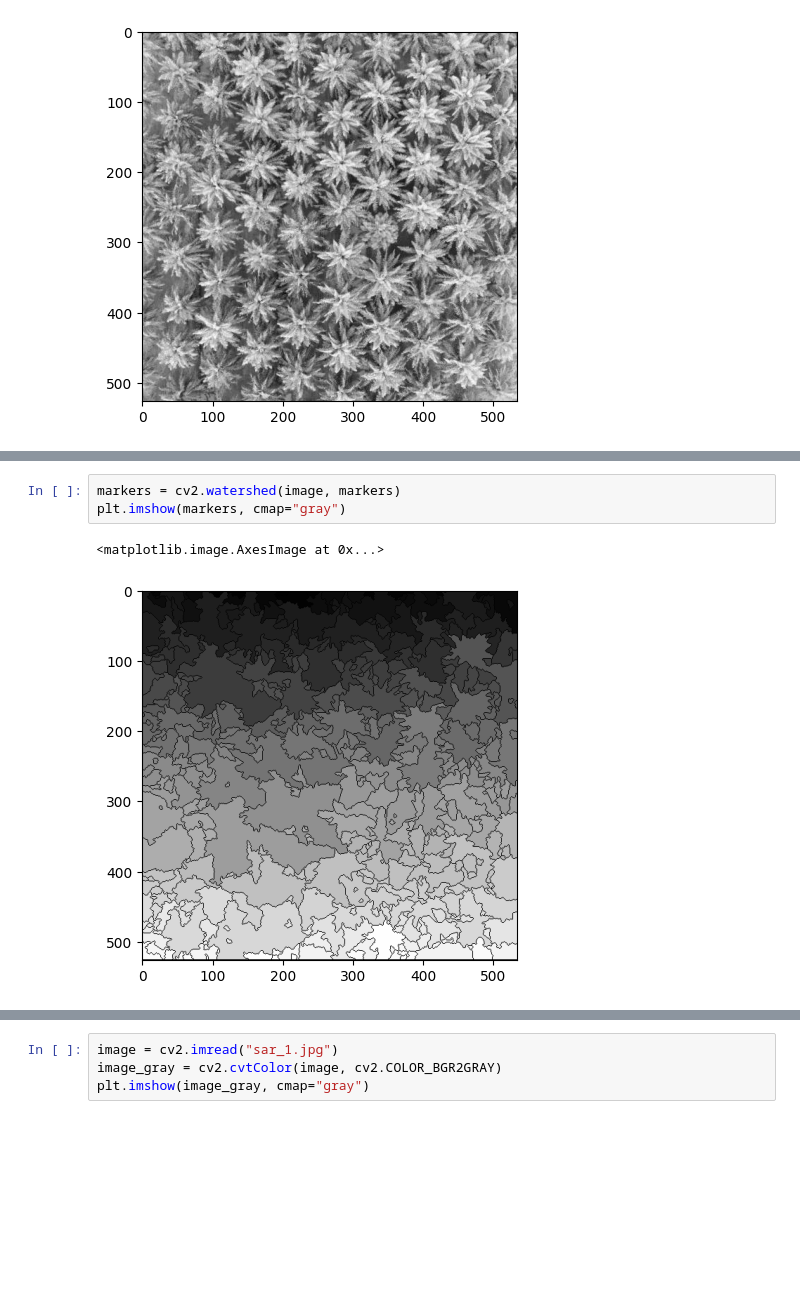
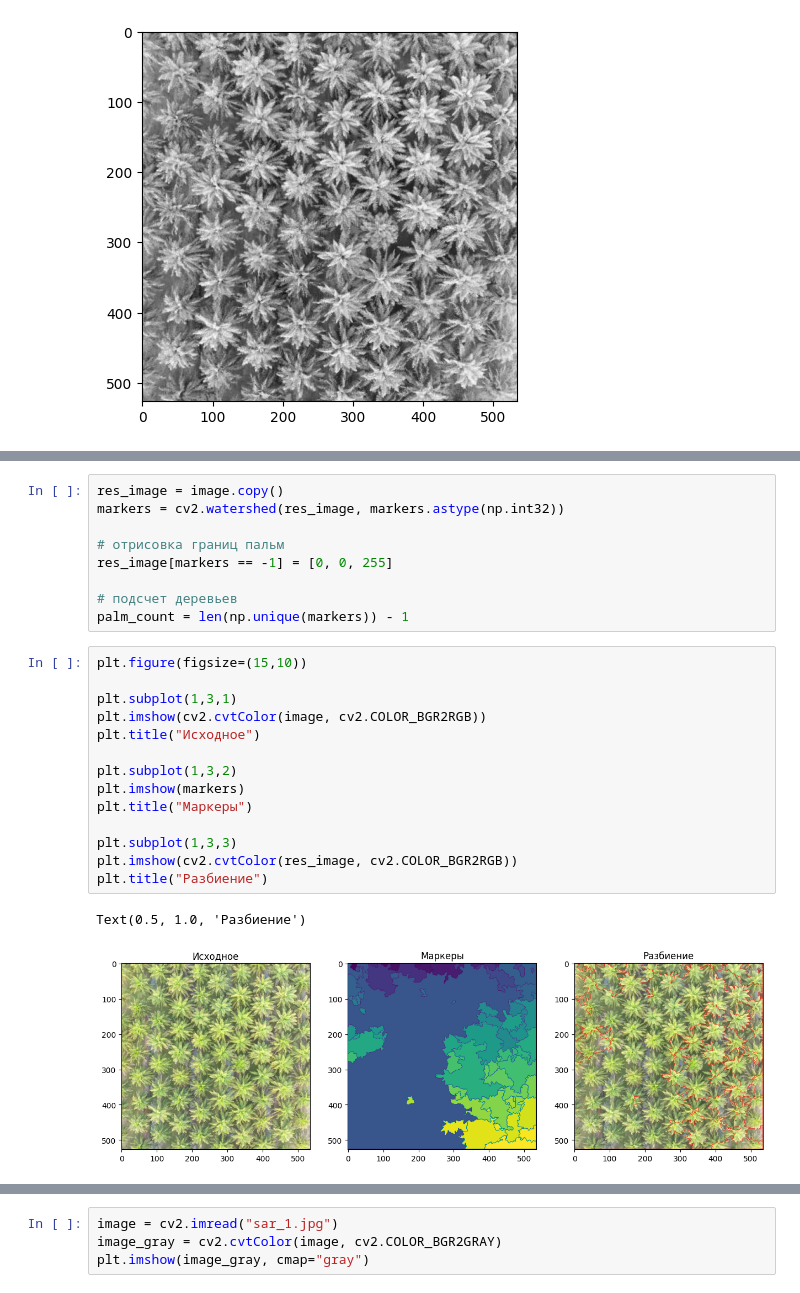
Before and after one commit to RdtyWorldd/UNN_image_processing, a Jupyter notebook: practice_4/home_work.ipynb, the cells around one changed output, grey strips where cells are left out. Drawn from its saved outputs; the diff is of its cells as text; blank space fills up the shorter version.

```diff
--- a/practice_4/home_work.ipynb
+++ b/practice_4/home_work.ipynb
@@ -100,6 +109,26 @@ plt.imshow(markers, cmap="gray")
 # %%
-markers = cv2.watershed(image, markers)
-plt.imshow(markers, cmap="gray")
+res_image = image.copy()
+markers = cv2.watershed(res_image, markers.astype(np.int32))
+
+# отрисовка границ пальм
+res_image[markers == -1] = [0, 0, 255]
+
+# подсчет деревьев
+palm_count = len(np.unique(markers)) - 1
-# %% [output]
-<matplotlib.image.AxesImage at 0x...>
-[figure, removed]
+# %%
+plt.figure(figsize=(15,10))
+
+plt.subplot(1,3,1)
+plt.imshow(cv2.cvtColor(image, cv2.COLOR_BGR2RGB))
+plt.title("Исходное")
+
+plt.subplot(1,3,2)
+plt.imshow(markers)
+plt.title("Маркеры")
+
+plt.subplot(1,3,3)
+plt.imshow(cv2.cvtColor(res_image, cv2.COLOR_BGR2RGB))
+plt.title("Разбиение")
+# %% [output]
+Text(0.5, 1.0, 'Разбиение')
+[figure, added]
```
Also changed, not shown: parts of 12 cells of this notebook.
